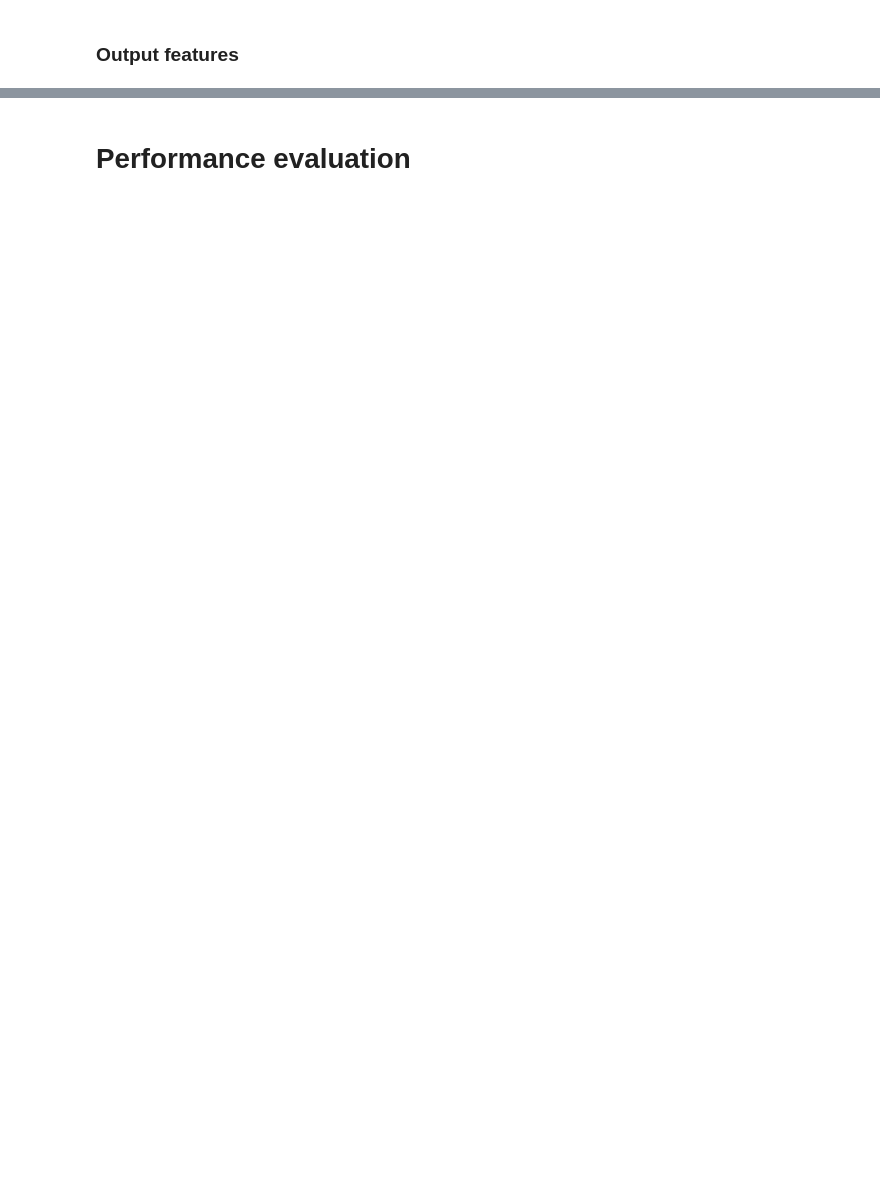
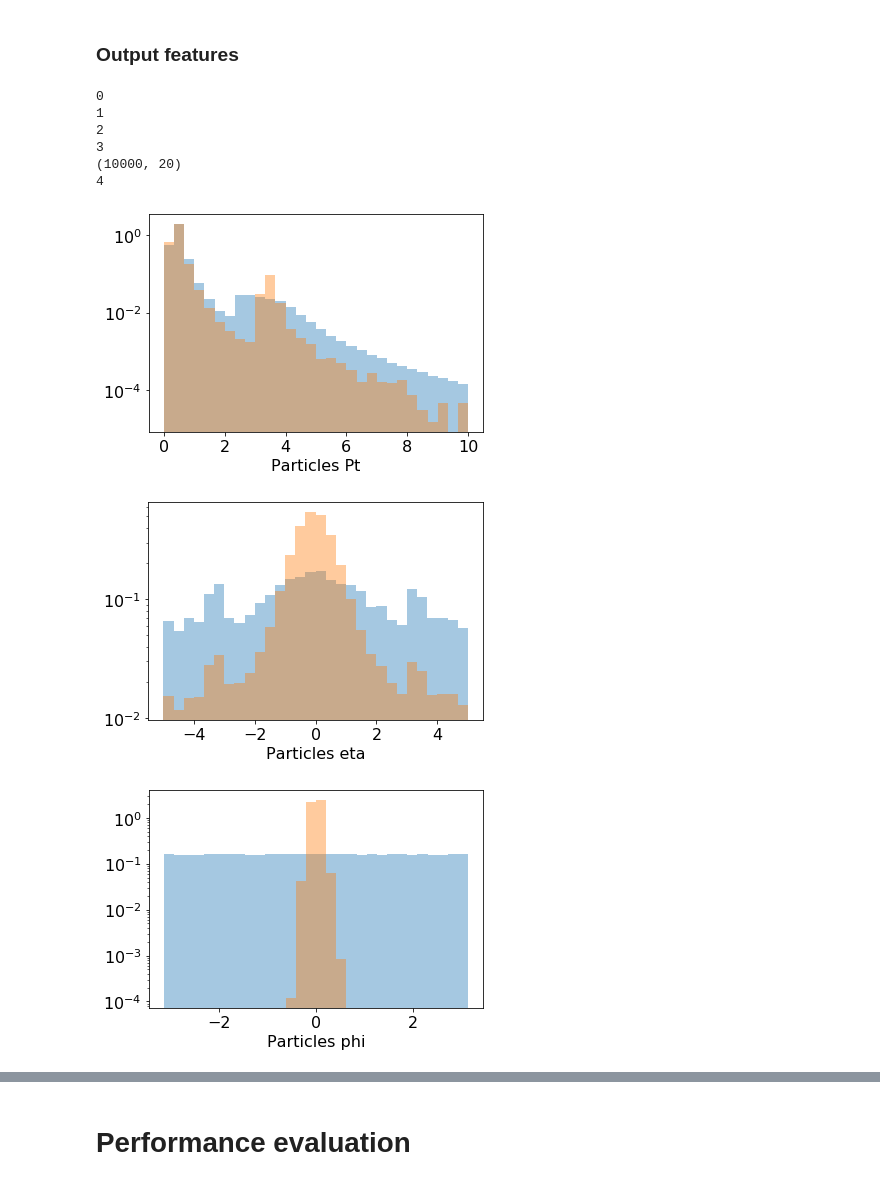
Before and after one commit to ocerri/ParticleBasedAnomalyDetection, a Jupyter notebook: denseAE/dAE_v3.ipynb, the cells around one changed output, grey strips where cells are left out. Cells and saved outputs as stored; diff of their text form; code cells hidden in the pictures; blank space fills up the shorter version.

```diff
--- a/denseAE/dAE_v3.ipynb
+++ b/denseAE/dAE_v3.ipynb
@@ -479,19 +555,30 @@ for i in range(z.shape[1]):
 # %%
 for i in range(x.shape[2]):
     x_aux = x[:,:,i].flatten()
-    if i <= 3:
+    if i < 3:
         xp_aux = x_prime[:,:,i].flatten()
     elif i==3:
-        xp_aux = np.argmax(x_prime[:,:,6:9]).flatten() - 1
+        xp_aux = np.argmax(x_prime[:,:,6:9], axis=2)
+        xp_aux = xp_aux.flatten() - 1
     elif i==4:
-        xp_aux = np.argmax(x_prime[:,:,9:14]).flatten()
+        xp_aux = np.argmax(x_prime[:,:,9:14], axis=2).flatten()
 
     f = plt.figure(i)
     r = (min(np.min(x_aux), np.min(xp_aux)), max(np.max(x_aux), np.max(xp_aux)))
     if i == 0:
         r = (0,10)
     plt.hist(x_aux, bins=30, range=r, alpha=0.4, density=True)
     plt.hist(xp_aux, bins=30, range=r, alpha=0.4, density=True)
     plt.xlabel('Particles ' + dataset.feature_names[i])
     plt.yscale('log')
     dnd.append(f)
+# %% [output]
+0
+1
+2
+3
+(10000, 20)
+4
+[figure, added]
+[figure, added]
+[figure, added]
```
Also changed, not shown: parts of 14 cells of this notebook, 13 other files.
